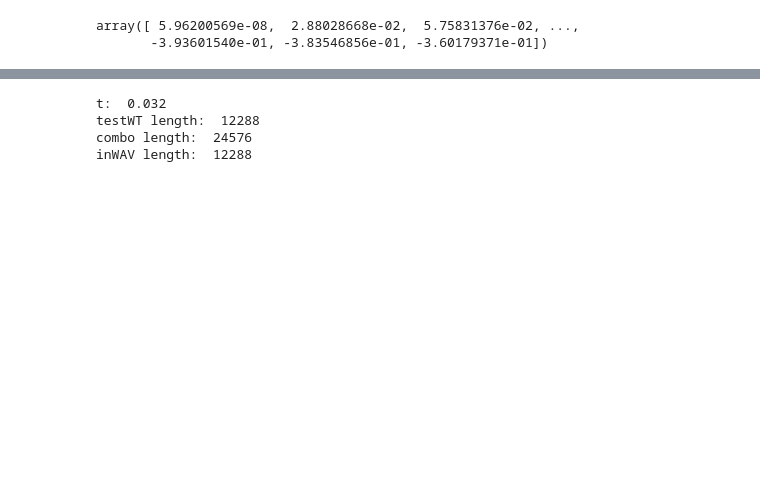
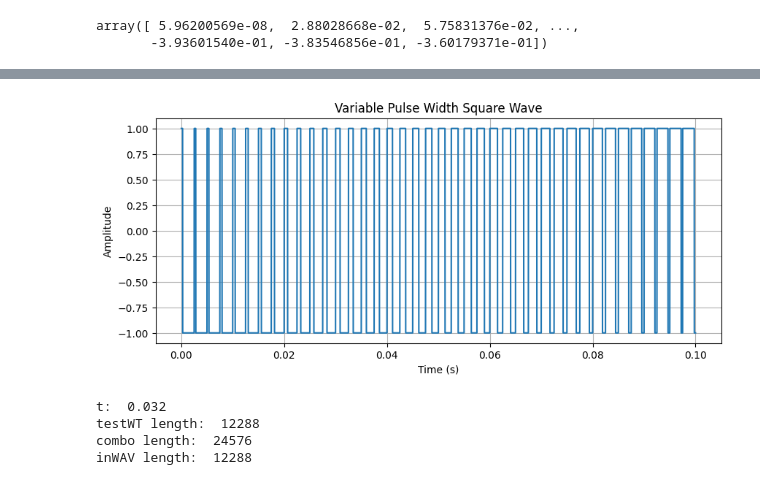
Before and after one commit to DMW9400/DSP-Lab, a Jupyter notebook: wt_gen.ipynb, the cells around one changed output, grey strips where cells are left out. Cells and saved outputs as stored; diff of their text form; code cells hidden in the pictures; blank space fills up the shorter version.

Commit message:
working on square

```diff
--- a/wt_gen.ipynb
+++ b/wt_gen.ipynb
@@ -135,3 +89,53 @@ Audio(sameFreqNoSR, rate = sr)
+# %%
+def variable_pulse_width_square_wave(amplitude, frequency, duration, sample_rate, min_duty_cycle, max_duty_cycle):
+    # Calculate the number of samples
+    num_samples = int(sample_rate * duration)
+
+    # Create the time array
+    t = np.linspace(0, duration, num_samples, endpoint=False)
+
+    # Calculate the duty cycle at each sample point
+    duty_cycles = np.linspace(min_duty_cycle, max_duty_cycle, num_samples)
+
+    # Period of the square wave
+    period = 1 / frequency
+
+    # Create the waveform array
+    waveform = np.zeros(num_samples)
+
+    # Generate the waveform
+    for i in range(num_samples):
+        # Current time within the period (modulus operation)
+        t_mod = t[i] % period
+        # Check if the current time is within the high state duration
+        if t_mod < duty_cycles[i] * period:
+            waveform[i] = amplitude
+        else:
+            waveform[i] = -amplitude  # Assuming bipolar square wave (-amplitude to +amplitude)
+
+    return t, waveform
+
+# Parameters
+amplitude = 1
+frequency = 400  # Hz
+duration = .1  # seconds
+sample_rate = sr  # Hz
+min_duty_cycle = 0.1  # 10%
+max_duty_cycle = 0.9  # 90%
+
+# Generate the waveform
+t, waveform = variable_pulse_width_square_wave(amplitude, frequency, duration, sample_rate, min_duty_cycle, max_duty_cycle)
+
+# Plot the waveform
+plt.figure(figsize=(10, 4))
+plt.plot(t, waveform, label="Variable Pulse Width Square Wave")
+plt.title("Variable Pulse Width Square Wave")
+plt.xlabel("Time (s)")
+plt.ylabel("Amplitude")
+plt.grid(True)
+plt.show()
+# %% [output]
+[figure, added]
 # %%
 # def sine_gen(amplitude, frequency, phase, duration, sample_rate):
 #     t_v = np.arange(0, duration, 1/sample_rate)
```
Also changed, not shown: parts of 4 cells of this notebook.
